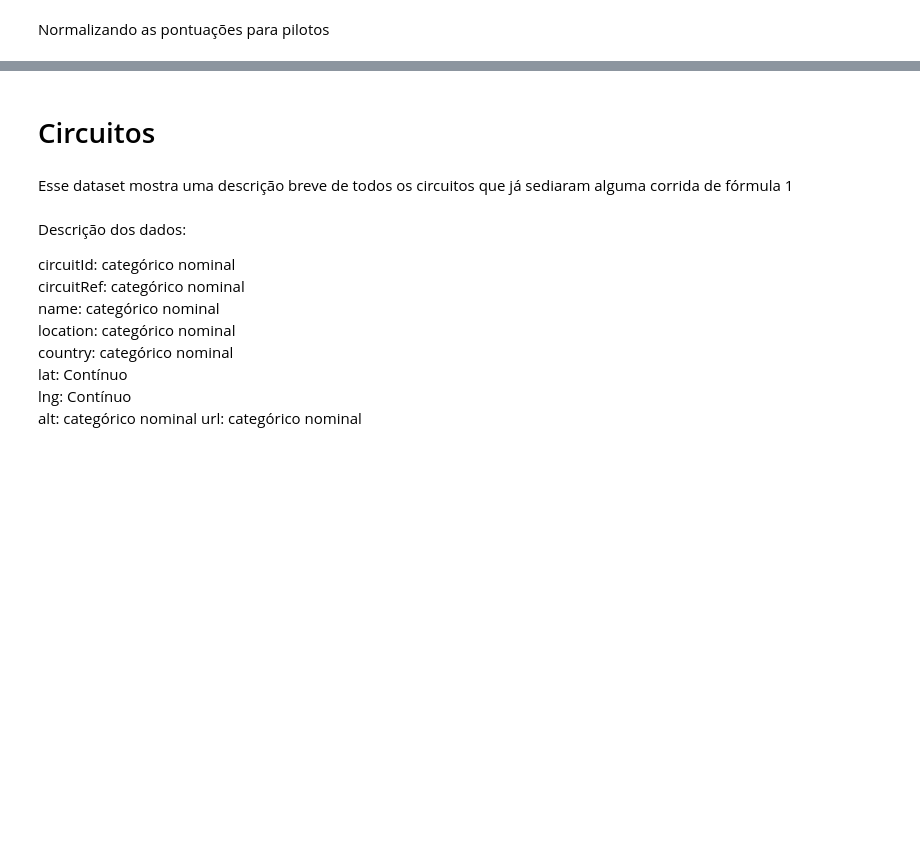
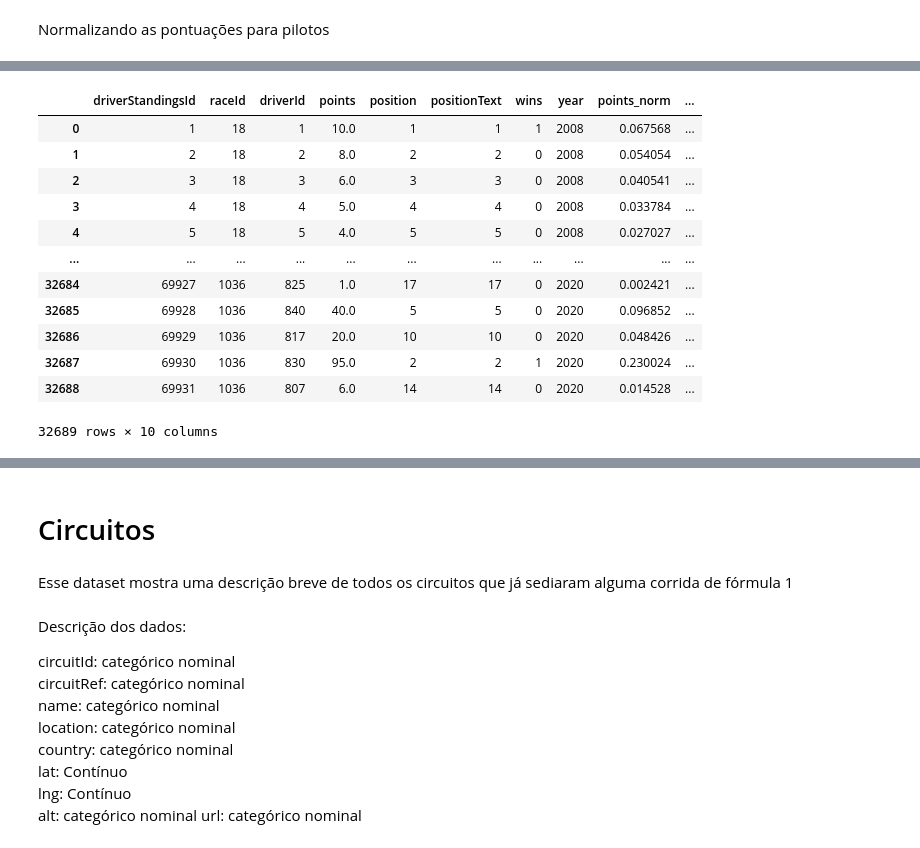
Before and after one commit to cdbm/F1DataAnalysis, a Jupyter notebook: data.ipynb, the cells around one changed output, grey strips where cells are left out. Saved outputs shown, nothing was run; the diff lists cells and outputs as text; code cells hidden in the pictures; blank space fills up the shorter version.

```diff
--- a/data.ipynb
+++ b/data.ipynb
@@ -85,0 +150,16 @@ constructor_standings["points_norm"] = points_norms["points_norm"]
+# %%
+drivers_points_norms
+# %% [output]
+|  | driverStandingsId | raceId | driverId | points | position | positionText | wins | year | points_norm | ... |
+| 0 | 1 | 18 | 1 | 10.0 | 1 | 1 | 1 | 2008 | 0.067568 | ... |
+| 1 | 2 | 18 | 2 | 8.0 | 2 | 2 | 0 | 2008 | 0.054054 | ... |
+| 2 | 3 | 18 | 3 | 6.0 | 3 | 3 | 0 | 2008 | 0.040541 | ... |
+| 3 | 4 | 18 | 4 | 5.0 | 4 | 4 | 0 | 2008 | 0.033784 | ... |
+| 4 | 5 | 18 | 5 | 4.0 | 5 | 5 | 0 | 2008 | 0.027027 | ... |
+| ... | ... | ... | ... | ... | ... | ... | ... | ... | ... | ... |
+| 32684 | 69927 | 1036 | 825 | 1.0 | 17 | 17 | 0 | 2020 | 0.002421 | ... |
+| 32685 | 69928 | 1036 | 840 | 40.0 | 5 | 5 | 0 | 2020 | 0.096852 | ... |
+| 32686 | 69929 | 1036 | 817 | 20.0 | 10 | 10 | 0 | 2020 | 0.048426 | ... |
+| 32687 | 69930 | 1036 | 830 | 95.0 | 2 | 2 | 1 | 2020 | 0.230024 | ... |
+| 32688 | 69931 | 1036 | 807 | 6.0 | 14 | 14 | 0 | 2020 | 0.014528 | ... |
+32689 rows × 10 columns
```
Also changed, not shown: parts of 55 cells of this notebook.
